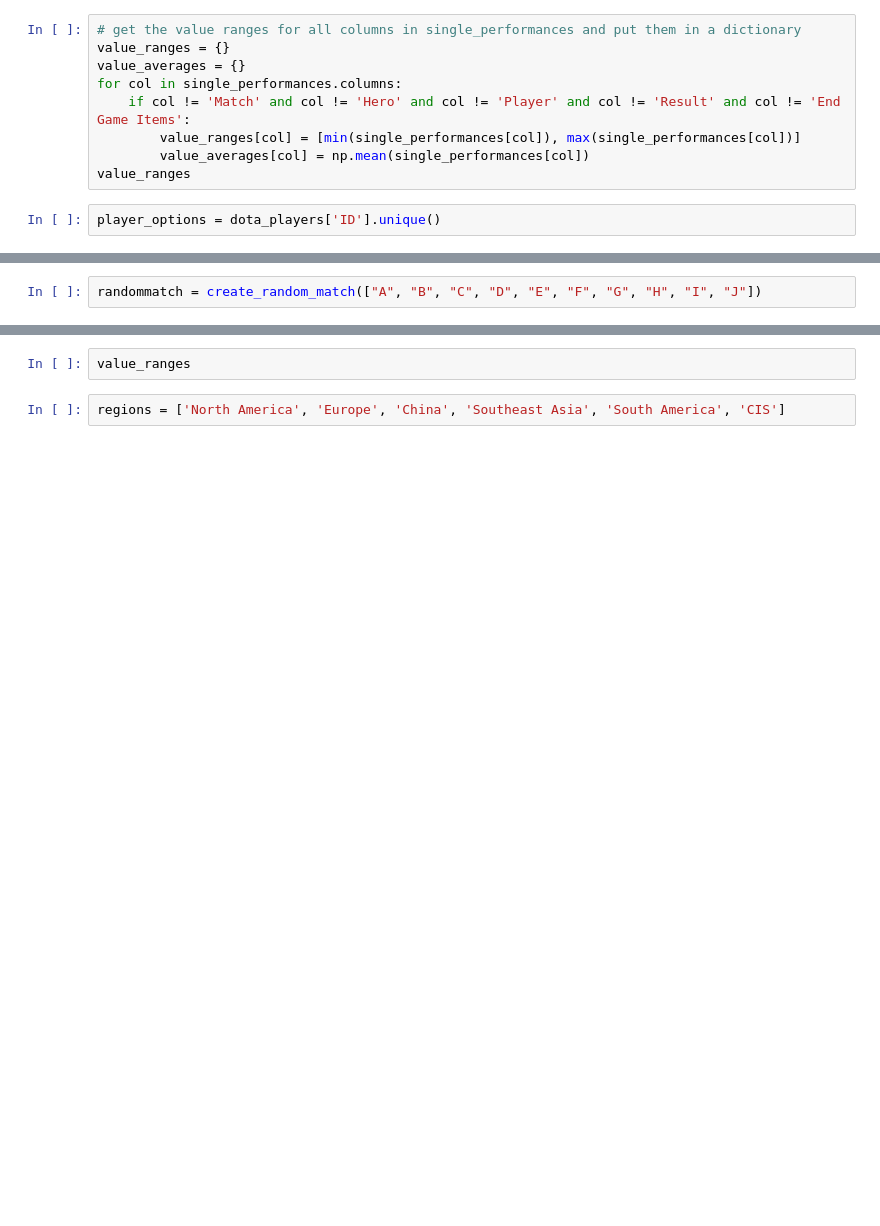
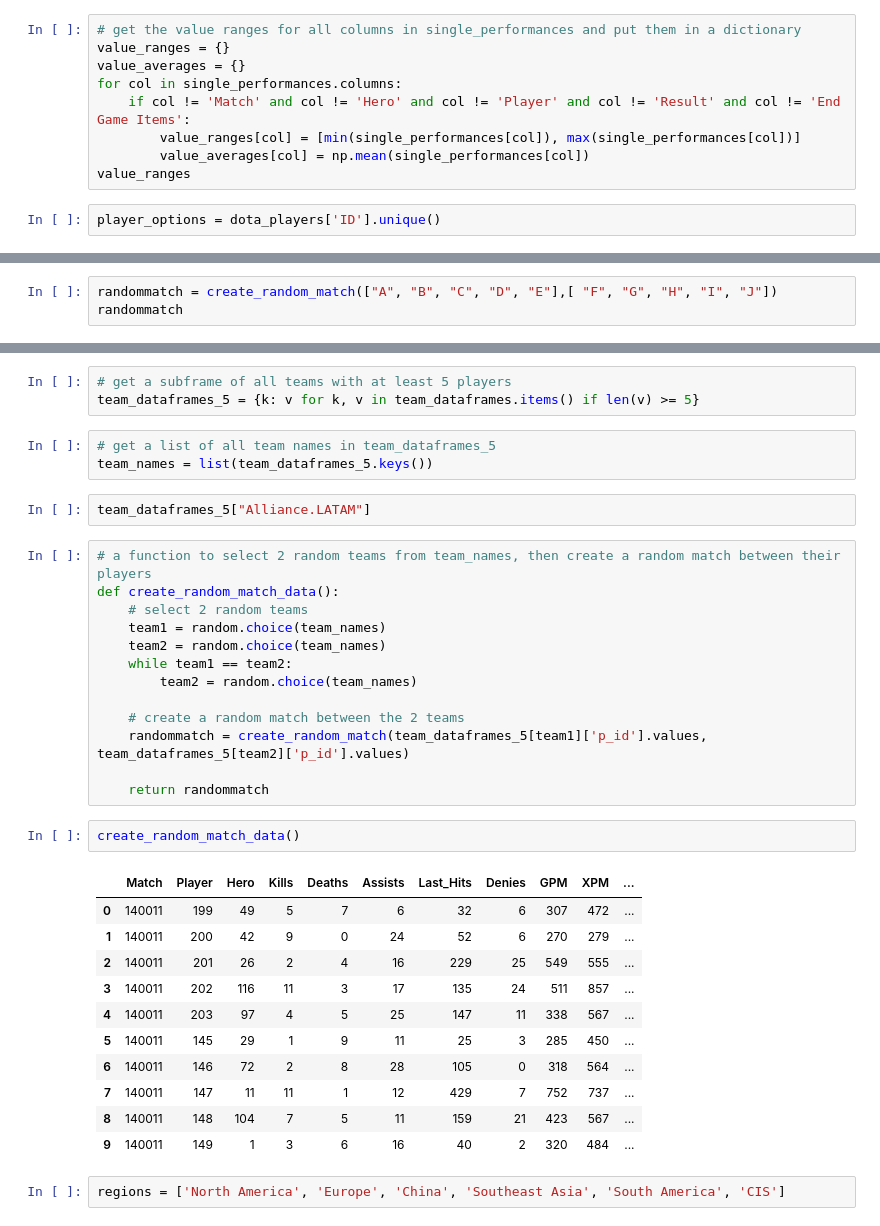
Before and after one commit to cake-dev/DatabaseProjects, a Jupyter notebook: dotadata_notebook.ipynb, the cells around one changed output, grey strips where cells are left out. Cells and saved outputs as stored; diff of their text form; blank space fills up the shorter version.

```diff
--- a/dotadata_notebook.ipynb
+++ b/dotadata_notebook.ipynb
@@ -159,4 +219,5 @@ def create_random_match(players):
         performances[performances.index(performance)] = performance.get_info()
     return pd.DataFrame(performances)
 # %%
-randommatch = create_random_match(["A", "B", "C", "D", "E", "F", "G", "H", "I", "J"])
+randommatch = create_random_match(["A", "B", "C", "D", "E"],[ "F", "G", "H", "I", "J"])
+randommatch
@@ -192,5 +240,38 @@ team_dataframes["Alliance"]
-# %%
-value_ranges
+# %%
+# get a subframe of all teams with at least 5 players
+team_dataframes_5 = {k: v for k, v in team_dataframes.items() if len(v) >= 5}
+# %%
+# get a list of all team names in team_dataframes_5
+team_names = list(team_dataframes_5.keys())
+# %%
+team_dataframes_5["Alliance.LATAM"]
+# %%
+# a function to select 2 random teams from team_names, then create a random match between their players
+def create_random_match_data():
+    # select 2 random teams
+    team1 = random.choice(team_names)
+    team2 = random.choice(team_names)
+    while team1 == team2:
+        team2 = random.choice(team_names)
+
+    # create a random match between the 2 teams
+    randommatch = create_random_match(team_dataframes_5[team1]['p_id'].values, team_dataframes_5[team2]['p_id'].values)
+
+    return randommatch
+# %%
+create_random_match_data()
+# %% [output]
+|  | Match | Player | Hero | Kills | Deaths | Assists | Last_Hits | Denies | GPM | XPM | ... |
+| 0 | 140011 | 199 | 49 | 5 | 7 | 6 | 32 | 6 | 307 | 472 | ... |
+| 1 | 140011 | 200 | 42 | 9 | 0 | 24 | 52 | 6 | 270 | 279 | ... |
+| 2 | 140011 | 201 | 26 | 2 | 4 | 16 | 229 | 25 | 549 | 555 | ... |
+| 3 | 140011 | 202 | 116 | 11 | 3 | 17 | 135 | 24 | 511 | 857 | ... |
+| 4 | 140011 | 203 | 97 | 4 | 5 | 25 | 147 | 11 | 338 | 567 | ... |
+| 5 | 140011 | 145 | 29 | 1 | 9 | 11 | 25 | 3 | 285 | 450 | ... |
+| 6 | 140011 | 146 | 72 | 2 | 8 | 28 | 105 | 0 | 318 | 564 | ... |
+| 7 | 140011 | 147 | 11 | 11 | 1 | 12 | 429 | 7 | 752 | 737 | ... |
+| 8 | 140011 | 148 | 104 | 7 | 5 | 11 | 159 | 21 | 423 | 567 | ... |
+| 9 | 140011 | 149 | 1 | 3 | 6 | 16 | 40 | 2 | 320 | 484 | ... |
 # %%
 regions = ['North America', 'Europe', 'China', 'Southeast Asia', 'South America', 'CIS']
 # %%
```
Also changed, not shown: parts of 14 cells of this notebook, 7 other files.
